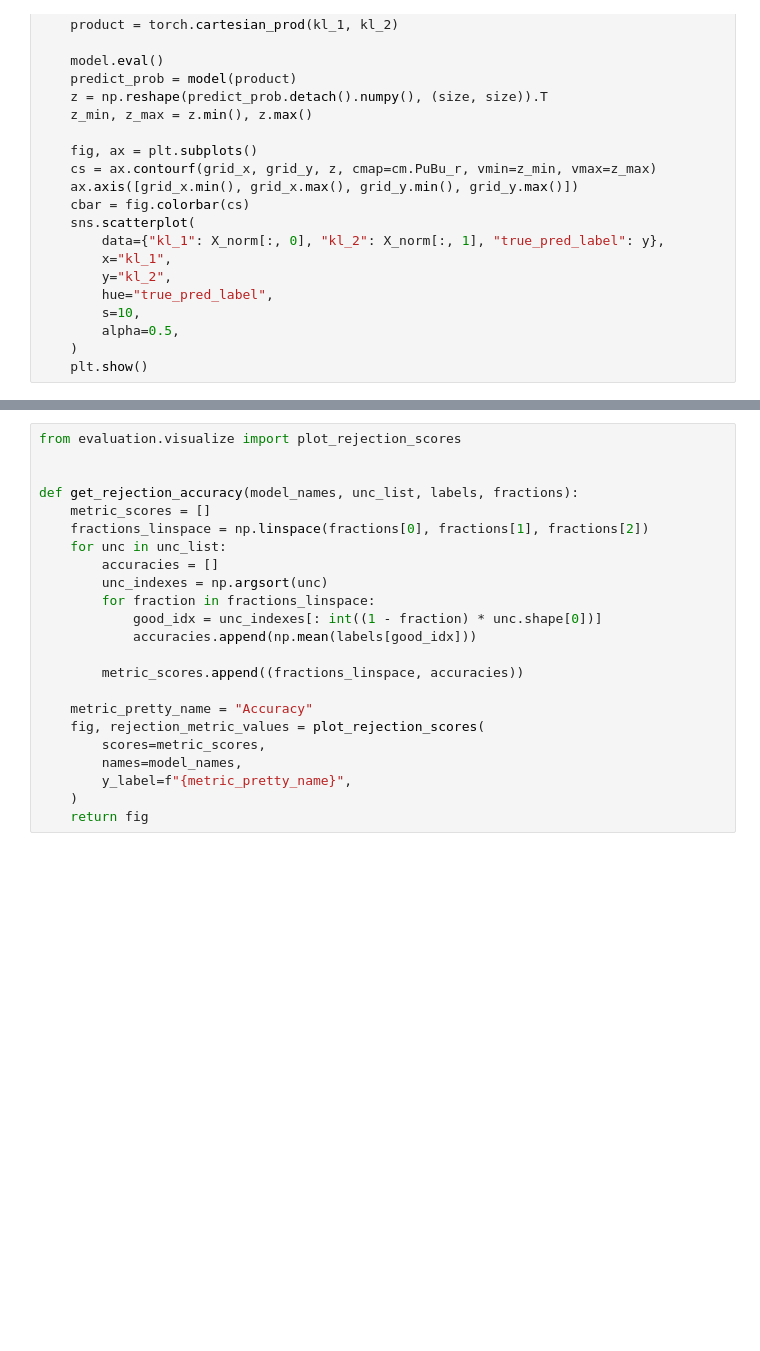
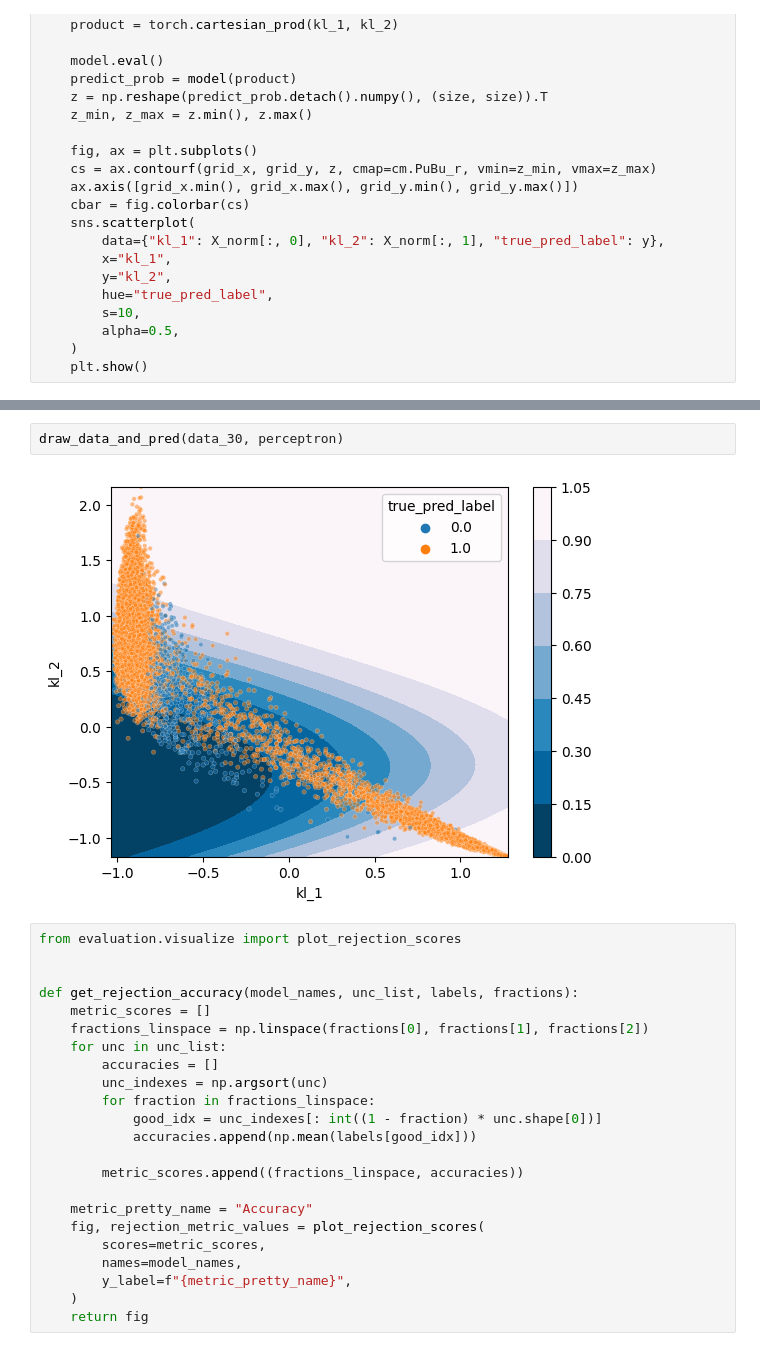
Before and after one commit to Leonid-Erlygin/text_uncertainty, a Jupyter notebook: notebooks/mc_in_osfr/calibration.ipynb, the cells around one changed output, grey strips where cells are left out. Cells and saved outputs as stored; diff of their text form; blank space fills up the shorter version.

```diff
--- a/notebooks/mc_in_osfr/calibration.ipynb
+++ b/notebooks/mc_in_osfr/calibration.ipynb
@@ -133,3 +179,7 @@ draw_data_and_pred(data_30, model, name="T=30_small_perceptron")
+# %%
+draw_data_and_pred(data_30, perceptron)
+# %% [output]
+[figure, added]
 # %%
 from evaluation.visualize import plot_rejection_scores
 
```
Also changed, not shown: parts of 10 cells of this notebook, 2 other files.
